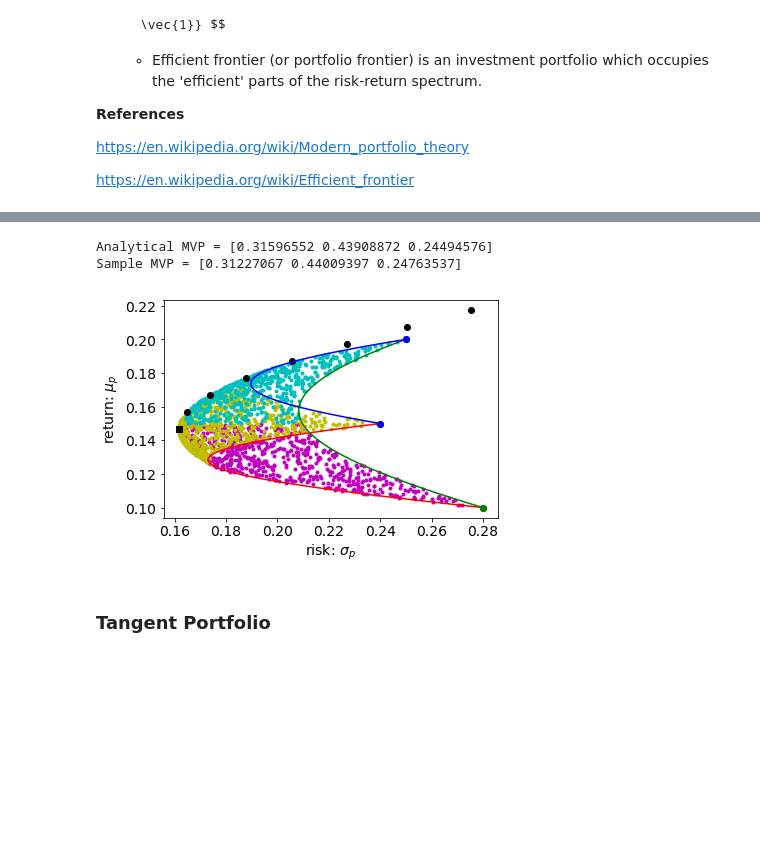
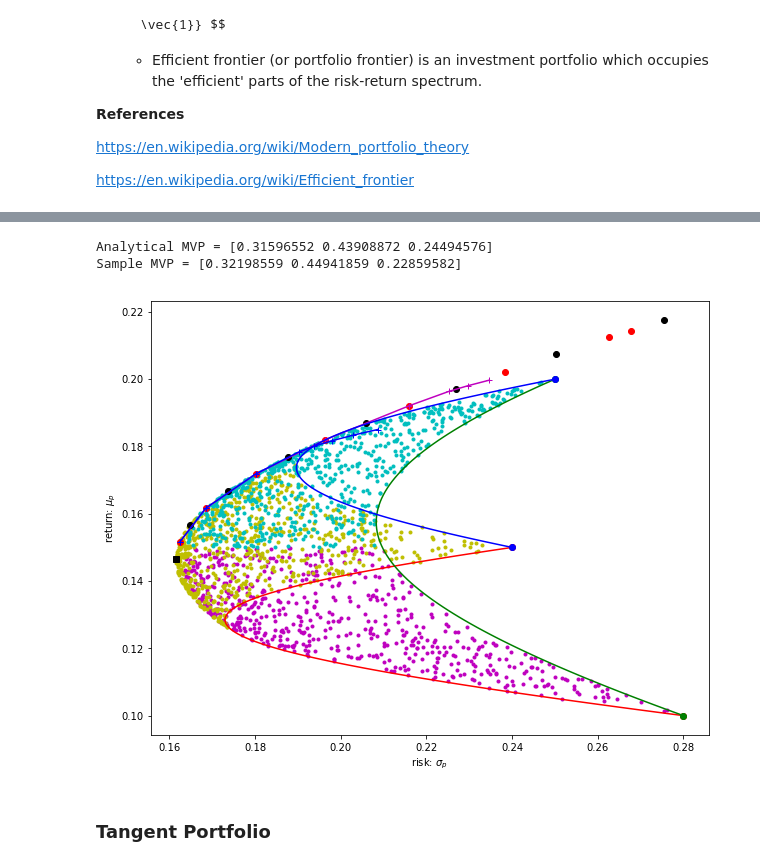
Before and after one commit to yhyoscar/sklearn-study, a Jupyter notebook: 20180421_PortfolioOpt/note_portopt.ipynb, the cells around one changed output, grey strips where cells are left out. Drawn from its saved outputs; the diff is of its cells as text; code cells hidden in the pictures; blank space fills up the shorter version.

```diff
--- a/20180421_PortfolioOpt/note_portopt.ipynb
+++ b/20180421_PortfolioOpt/note_portopt.ipynb
@@ -475,5 +478,15 @@ plt.show()
 # %%
 # Case of multiple assets
+import quadprog
+
+def quadprog_solve_qp(P, q, G=None, h=None, A=None, b=None):
+    qp_G = .5 * (P + P.T)   # make sure P is symmetric
+    qp_a = -q
+    qp_C = -np.vstack([A, G]).T
+    qp_b = -np.hstack([b, h])
+    meq = A.shape[0]
+    # print(qp_G.shape, qp_a.shape, qp_C.shape, qp_b.shape)
+    return quadprog.solve_qp(qp_G, qp_a, qp_C, qp_b, meq)[0]
 
 def port_retrisk(r0, cov, w):
     n = cov.shape[0]
@@ -488,17 +501,29 @@ def minvarport(cov):
     cinv = np.linalg.inv(cov)
     return np.dot(u.T, cinv) / np.dot(np.dot(u.T, cinv), u)
 
-def effrontier(r0, cov, lam=np.linspace(0,1,11)):
+def effrontier(r0, cov, lam=np.linspace(0,1,11), flag=1, bound=1.0):
     n = cov.shape[0]
     r = r0.reshape([n, 1])
     efw = np.zeros([len(lam), n])  # weights
     efp = np.zeros([len(lam), 2])  # [return, std]
     u = np.ones([n]).reshape([n,1])
-    cinv = np.linalg.inv(cov)
-    for i in range(len(lam)):
-        zeta = (1 - lam[i]*np.dot(u.T, np.dot(cinv, r))[0]) / np.sum(cinv, axis=(0,1))
-        efw[i,:] = lam[i]*np.dot(cinv, r).reshape([1,n]) + zeta[0] * np.sum(cinv, axis=1).reshape([1,n])
-    efp[:,0], efp[:,1] = port_retrisk(r, cov, efw)
+
+    # analytical solution
+    if flag == 1:
+        cinv = np.linalg.inv(cov)
+        for i in range(len(lam)):
+            zeta = (1 - lam[i]*np.dot(u.T, np.dot(cinv, r))[0]) / np.sum(cinv, axis=(0,1))
+            efw[i,:] = lam[i]*np.dot(cinv, r).reshape([1,n]) + zeta[0] * np.sum(cinv, axis=1).reshape([1,n])
+        efp[:,0], efp[:,1] = port_retrisk(r, cov, efw)
+
+    # use quadratic programming library
+    if flag == 2:
+        for i in range(len(lam)):
+            efw[i,:] = quadprog_solve_qp(cov, -lam[i]*r[:,0], \
+                G=np.identity(n), h=bound+np.zeros(n), \
+                A=u.T, b=1.0 )
+        efp[:,0], efp[:,1] = port_retrisk(r, cov, efw)
+
     return efw, efp
 
 
@@ -508,38 +533,50 @@ cor = np.array([[1, -0.1, 0.25],
                 [-0.1, 1, 0.20],
                 [0.25, 0.20, 1]])
 cov = cor * (np.dot(s.reshape([3,1]), s.reshape([3,1]).T))
+
+plt.figure(figsize=(10,8))
 
 # Monte-Carlo simulation
 w = sampling_weight(nx=3, nsp=2000, flag=1)
 pr, ps = port_retrisk(r, cov, w)
 flag = np.argmax(w, axis=1)
 cstr = list('myc')
 for i in range(3):
     plt.plot(ps[flag==i], pr[flag==i], cstr[i]+'.')
 
 # Minimum variance portfolio
 wmvp = minvarport(cov)
 print('Analytical MVP =', wmvp[0])
 print('Sample MVP =', w[np.argmin(ps),:])
 r_mvp, s_mvp = port_retrisk(r, cov, wmvp)
 plt.plot( s_mvp, r_mvp, 'ks')
 
 # Efficient frontier
 lam = np.linspace(0, 0.7, 8)  # Lagrange multiplier
-efw, efp = effrontier(r, cov, lam=lam)
+efw, efp = effrontier(r, cov, lam=lam, flag=1)
 plt.plot( efp[:,1], efp[:,0], 'ko')
+
+# Efficient frontier
+lam = np.linspace(0, 0.7, 8) + 0.05  # Lagrange multiplier
+efw, efp = effrontier(r, cov, lam=lam, flag=2, bound=1.0)
+plt.plot( efp[:,1], efp[:,0], 'ro')
+efw, efp = effrontier(r, cov, lam=lam, flag=2, bound=0.8)
+plt.plot( efp[:,1], efp[:,0], 'm+-')
+efw, efp = effrontier(r, cov, lam=lam, flag=2, bound=0.6)
+plt.plot( efp[:,1], efp[:,0], 'b+-')
+
 
 # Every Pair
 i=0; j=1; pr, ps = plot_2s(r=[r[i], r[j]], s=[s[i], s[j]], cor=cor[i,j], cstr='r')
 i=0; j=2; pr, ps = plot_2s(r=[r[i], r[j]], s=[s[i], s[j]], cor=cor[i,j], cstr='g')
 i=1; j=2; pr, ps = plot_2s(r=[r[i], r[j]], s=[s[i], s[j]], cor=cor[i,j], cstr='b')
 
 plt.xlabel('risk: $\sigma_p$')
 plt.ylabel('return: $\mu_p$')
 plt.show()
 # %% [output]
 Analytical MVP = [0.31596552 0.43908872 0.24494576]
-Sample MVP = [0.31227067 0.44009397 0.24763537]
+Sample MVP = [0.32198559 0.44941859 0.22859582]
-[figure, old version]
+[figure, new version]
 # %% [markdown]
 ### Tangent Portfolio
```
Also changed, not shown: parts of 5 cells of this notebook, 13 other files.
